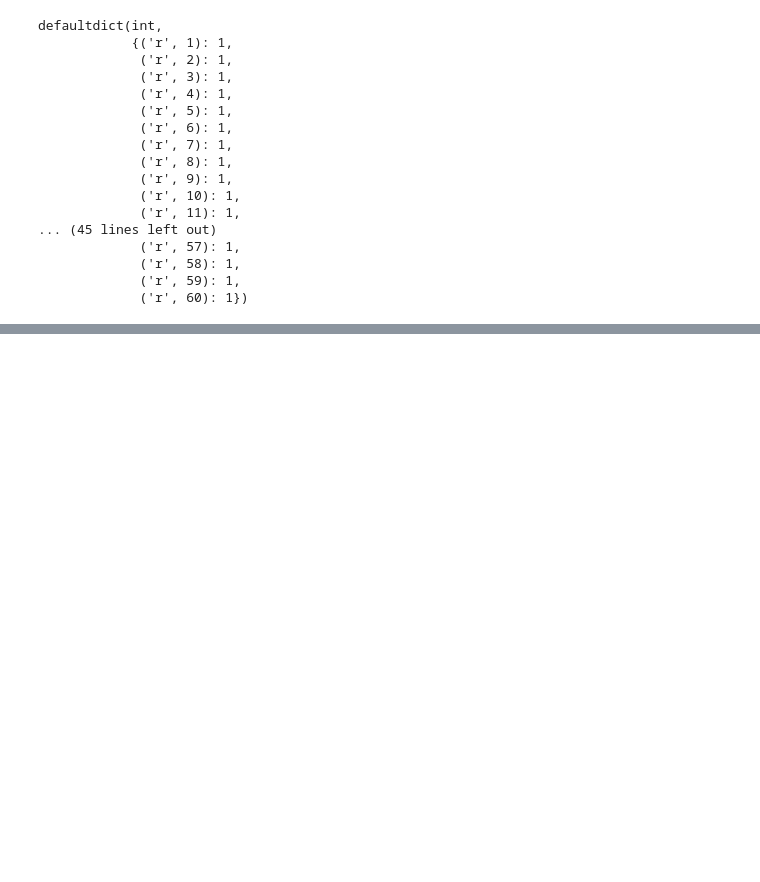
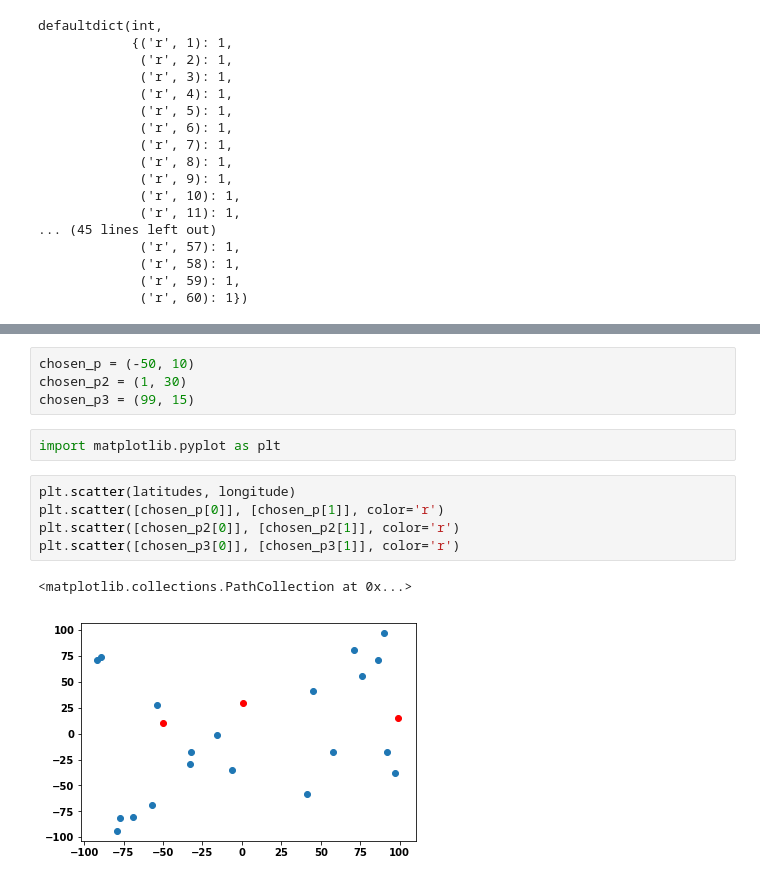
Before and after one commit to weidadada/03, a Jupyter notebook: 作业03.ipynb, the cells around one changed output, grey strips where cells are left out. Drawn from its saved outputs; the diff is of its cells as text; blank space fills up the shorter version.

```diff
--- a/作业03.ipynb
+++ b/作业03.ipynb
@@ -279,0 +434,14 @@ defaultdict(int,
+# %%
+chosen_p = (-50, 10)
+chosen_p2 = (1, 30)
+chosen_p3 = (99, 15)
+# %%
+import matplotlib.pyplot as plt
+# %%
+plt.scatter(latitudes, longitude)
+plt.scatter([chosen_p[0]], [chosen_p[1]], color='r')
+plt.scatter([chosen_p2[0]], [chosen_p2[1]], color='r')
+plt.scatter([chosen_p3[0]], [chosen_p3[1]], color='r')
+# %% [output]
+<matplotlib.collections.PathCollection at 0x...>
+[figure, added]
```
Also changed, not shown: parts of 23 cells of this notebook, 1 other file.
